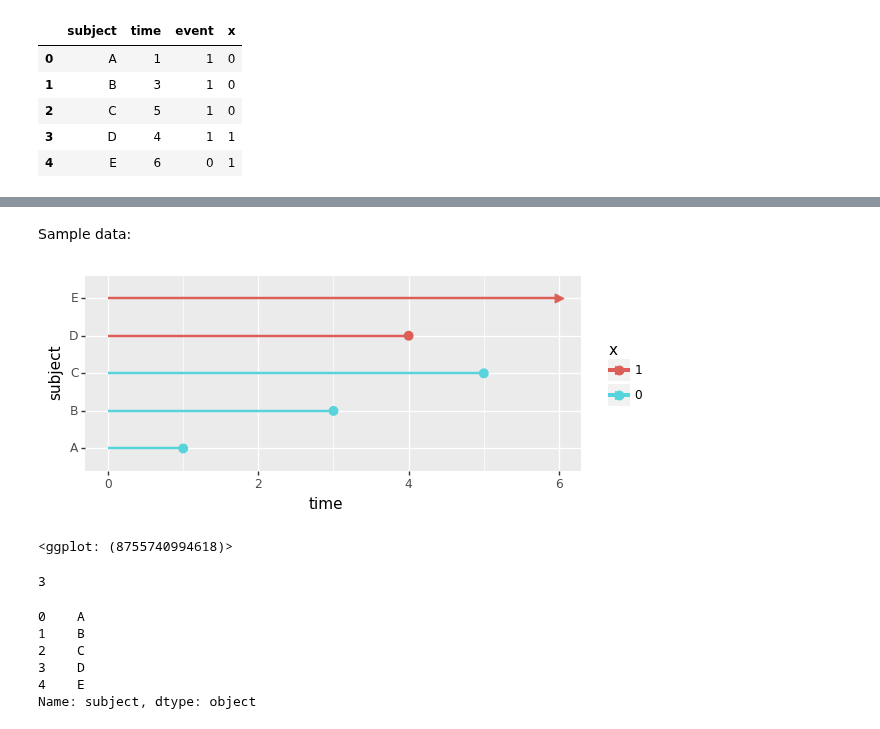
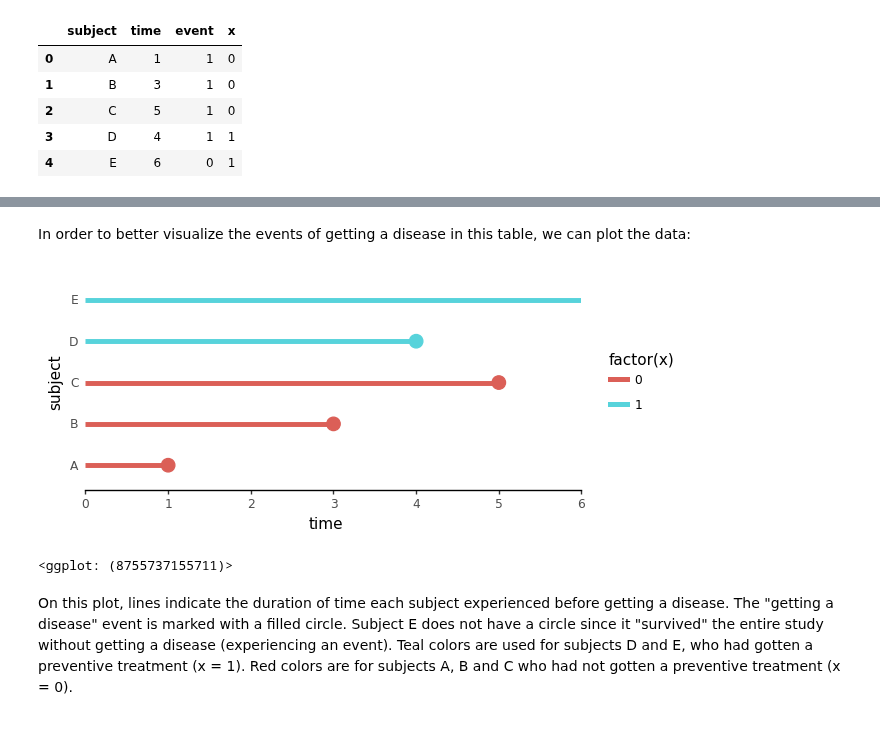
Before and after one commit to igor-sb/blog, a Jupyter notebook: posts/cox_regression.ipynb, the cells around one changed output, grey strips where cells are left out. Saved outputs shown, nothing was run; the diff lists cells and outputs as text; code cells hidden in the pictures.

```diff
--- a/posts/cox_regression.ipynb
+++ b/posts/cox_regression.ipynb
@@ -66,22 +37,25 @@ cph.print_summary()
-# %% [markdown]
-Sample data:
+# %% [markdown]
+In order to better visualize the events of getting a disease in this table, we can plot the data:
 # %%
-def plot_eventtimes_per_subject(df):
+def plot_eventtimes_per_subject(df, color_map='factor(x)'):
     return (
         p9.ggplot(
-            df, p9.aes(x='time', y='subject', color='factor(x)')
+            df, p9.aes(x='time', y='subject', color=color_map)
         )
         + p9.geom_segment(
-            p9.aes(x=0, xend='time', yend='subject'), size=1
+            p9.aes(x=0, xend='time', yend='subject'), size=2
         )
-        + p9.geom_point(data=df[df['event'] == 1], shape='o', size=3)
-        + p9.geom_point(data=df[df['event'] == 0], shape='>', size=3)
-        + p9.xlim(0, None)
-        + p9.scale_color_discrete(name='x')
+        + p9.geom_point(data=df[df['event'] == 1], shape='o', size=5, show_legend=False)
+        + p9.scale_x_continuous(expand=[0, 0], breaks=range(7))
         + p9.coord_fixed(0.5)
+        + p9.theme_classic()
+        + p9.theme(
+            axis_line_y=p9.element_blank(),
+            axis_ticks_major_y=p9.element_blank()
+        )
     )
 
 plot_eventtimes_per_subject(sample_df)
 # %% [output]
-[figure, old version]
+[figure, new version]
-<ggplot: (8755740994618)>
+<ggplot: (8755737155711)>
@@ -91,14 +62,2 @@ def relative_hazard(beta, x):
-# %%
-tmp = sample_df[(sample_df['subject'] == 'B') & (sample_df['event'] == 1)]
-tmp['time'].iloc[0]
-# %% [output]
-3
-# %%
-sample_df['subject']
-# %% [output]
-0    A
-1    B
-2    C
-3    D
-4    E
-Name: subject, dtype: object
+# %% [markdown]
+On this plot, lines indicate the duration of time each subject experienced before getting a disease. The "getting a disease" event is marked with a filled circle. Subject E does not have a circle since it "survived" the entire study without getting a disease (experiencing an event). Teal colors are used for subjects D and E, who had gotten a preventive treatment (x = 1). Red colors are for subjects A, B and C who had not gotten a preventive treatment (x = 0).
```
Also changed, not shown: parts of 30 cells of this notebook, 2 other files.
